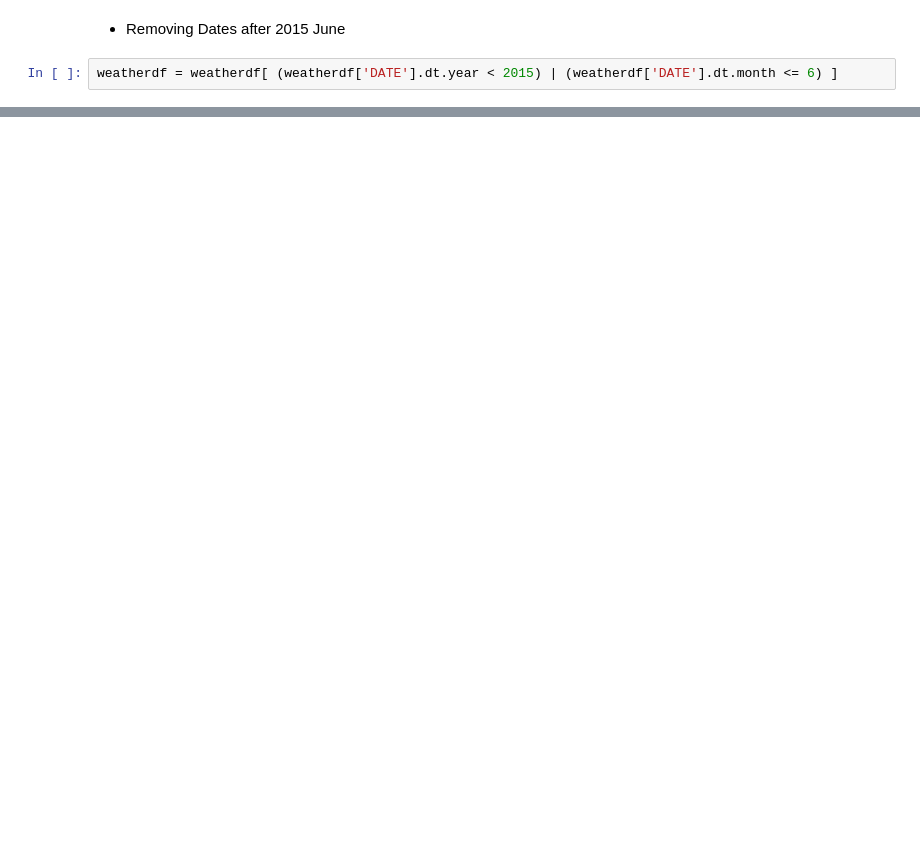
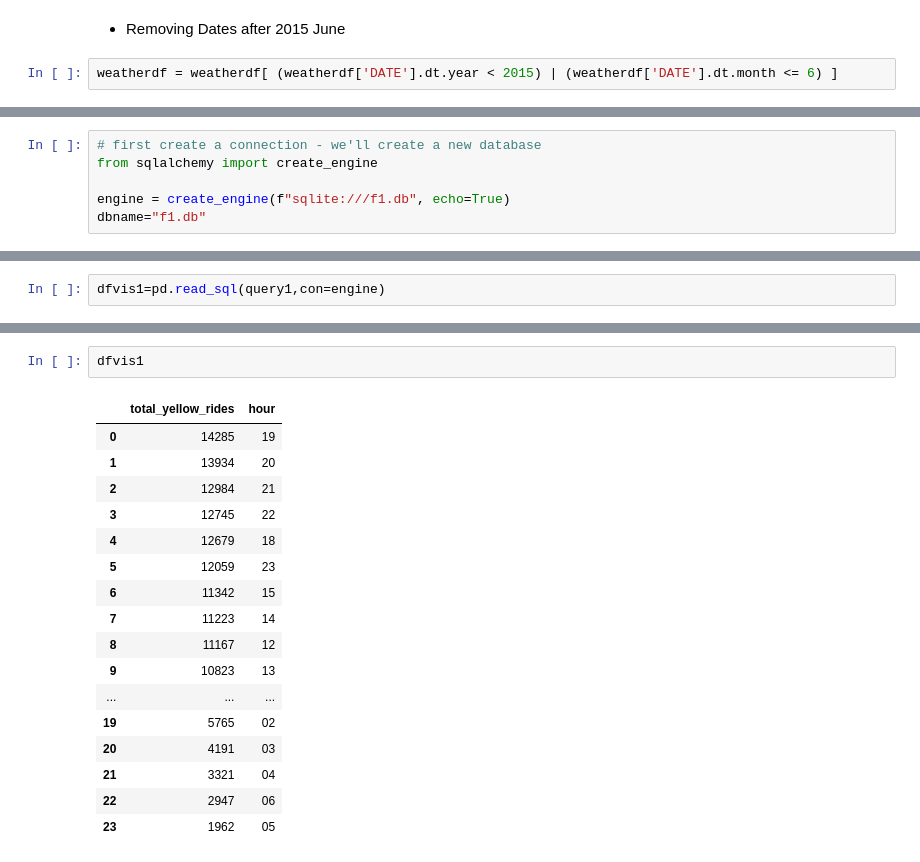
Before and after one commit to kunalsojatia/TFA_Taxi_Project, a Jupyter notebook: taxi.ipynb, the cells around one changed output, grey strips where cells are left out. Saved outputs shown, nothing was run; the diff lists cells and outputs as text; blank space fills up the shorter version.

```diff
--- a/taxi.ipynb
+++ b/taxi.ipynb
@@ -648,0 +532,6 @@ f.close()
+# %%
+# first create a connection - we'll create a new database
+from sqlalchemy import create_engine
+
+engine = create_engine(f"sqlite:///f1.db", echo=True)
+dbname="f1.db"
@@ -648,0 +909,2 @@ f.close()
+# %%
+dfvis1=pd.read_sql(query1,con=engine)
@@ -648,0 +930,20 @@ f.close()
+# %%
+dfvis1
+# %% [output]
+|  | total_yellow_rides | hour |
+| 0 | 14285 | 19 |
+| 1 | 13934 | 20 |
+| 2 | 12984 | 21 |
+| 3 | 12745 | 22 |
+| 4 | 12679 | 18 |
+| 5 | 12059 | 23 |
+| 6 | 11342 | 15 |
+| 7 | 11223 | 14 |
+| 8 | 11167 | 12 |
+| 9 | 10823 | 13 |
+| ... | ... | ... |
+| 19 | 5765 | 02 |
+| 20 | 4191 | 03 |
+| 21 | 3321 | 04 |
+| 22 | 2947 | 06 |
+| 23 | 1962 | 05 |
```
Also changed, not shown: parts of 109 cells of this notebook, 15 other files.
